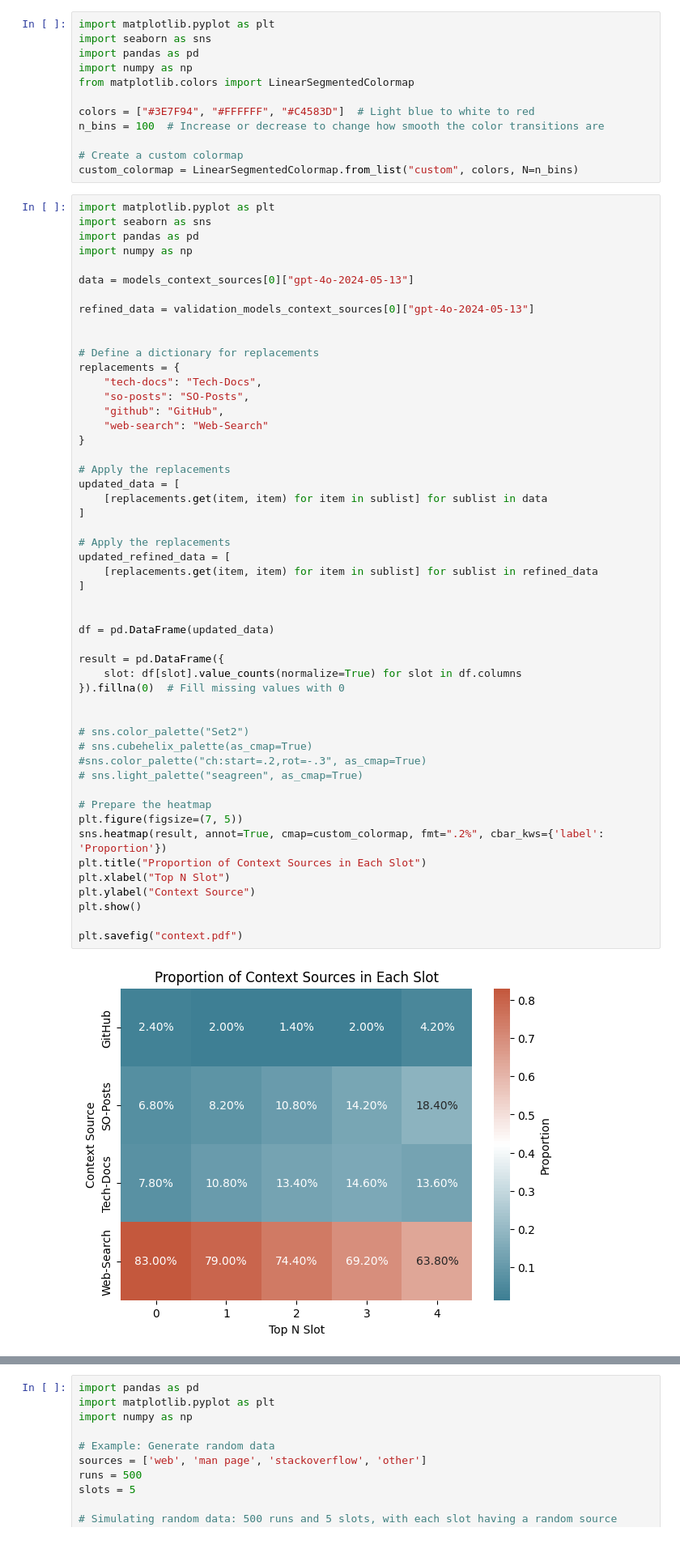
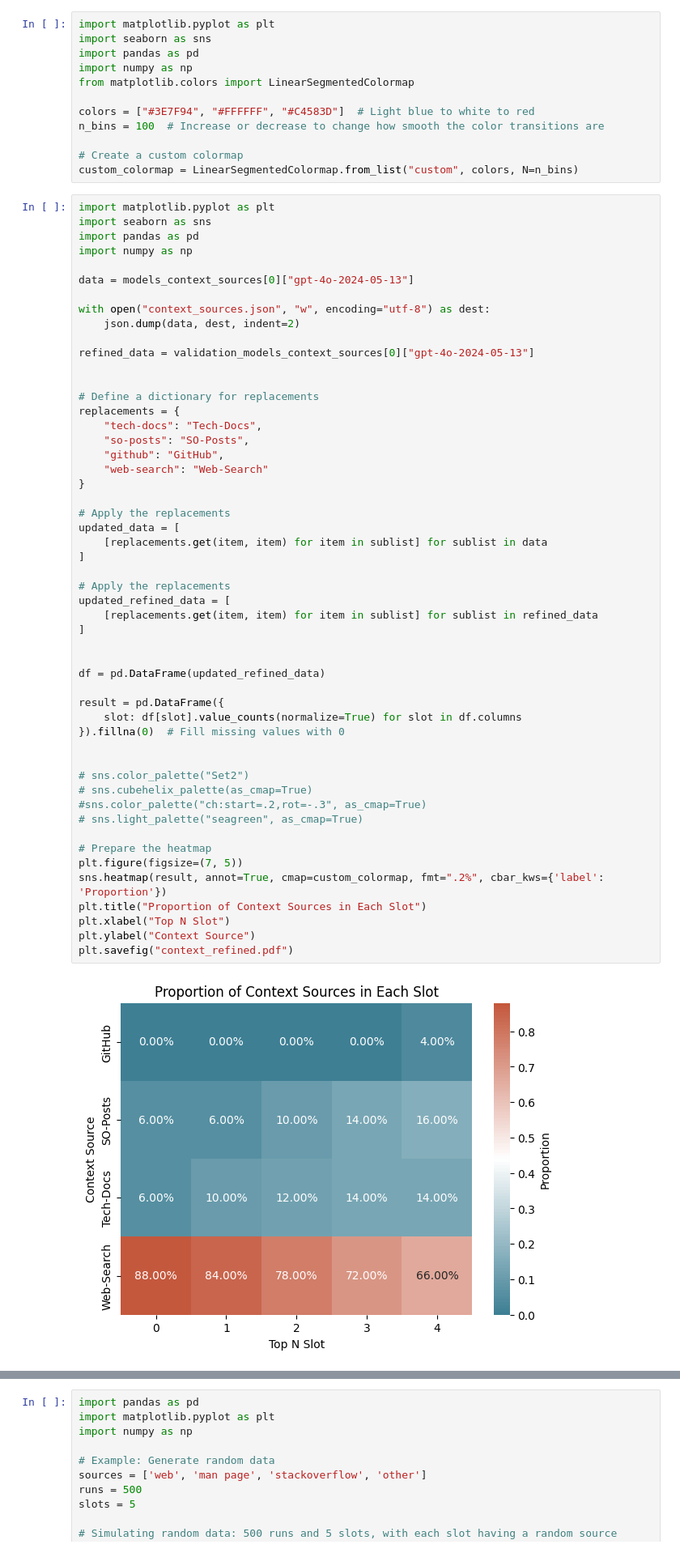
Before and after one commit to simisimon/dependency-validation-rag, a Jupyter notebook: evaluation/context_sources.ipynb, the cells around one changed output, grey strips where cells are left out. Shown at 81% size. Saved outputs shown, nothing was run; the diff lists cells and outputs as text.

Commit message:
Add data

```diff
--- a/evaluation/context_sources.ipynb
+++ b/evaluation/context_sources.ipynb
@@ -111,6 +111,9 @@ import pandas as pd
 import numpy as np
 
 data = models_context_sources[0]["gpt-4o-2024-05-13"]
+
+with open("context_sources.json", "w", encoding="utf-8") as dest:
+    json.dump(data, dest, indent=2)
 
 refined_data = validation_models_context_sources[0]["gpt-4o-2024-05-13"]
 
@@ -125,35 +128,33 @@ replacements = {
 
 # Apply the replacements
 updated_data = [
     [replacements.get(item, item) for item in sublist] for sublist in data
 ]
 
 # Apply the replacements
 updated_refined_data = [
     [replacements.get(item, item) for item in sublist] for sublist in refined_data
 ]
 
 
-df = pd.DataFrame(updated_data)
+df = pd.DataFrame(updated_refined_data)
 
 result = pd.DataFrame({
     slot: df[slot].value_counts(normalize=True) for slot in df.columns
 }).fillna(0)  # Fill missing values with 0
 
 
 # sns.color_palette("Set2")
 # sns.cubehelix_palette(as_cmap=True)
 #sns.color_palette("ch:start=.2,rot=-.3", as_cmap=True)
 # sns.light_palette("seagreen", as_cmap=True)
 
 # Prepare the heatmap
 plt.figure(figsize=(7, 5))
 sns.heatmap(result, annot=True, cmap=custom_colormap, fmt=".2%", cbar_kws={'label': 'Proportion'})
 plt.title("Proportion of Context Sources in Each Slot")
 plt.xlabel("Top N Slot")
 plt.ylabel("Context Source")
-plt.show()
-
-plt.savefig("context.pdf")
+plt.savefig("context_refined.pdf")
 # %% [output]
-[figure, old version]
+[figure, new version]
```
Also changed, not shown: parts of 1 cell of this notebook, 3 other files.
